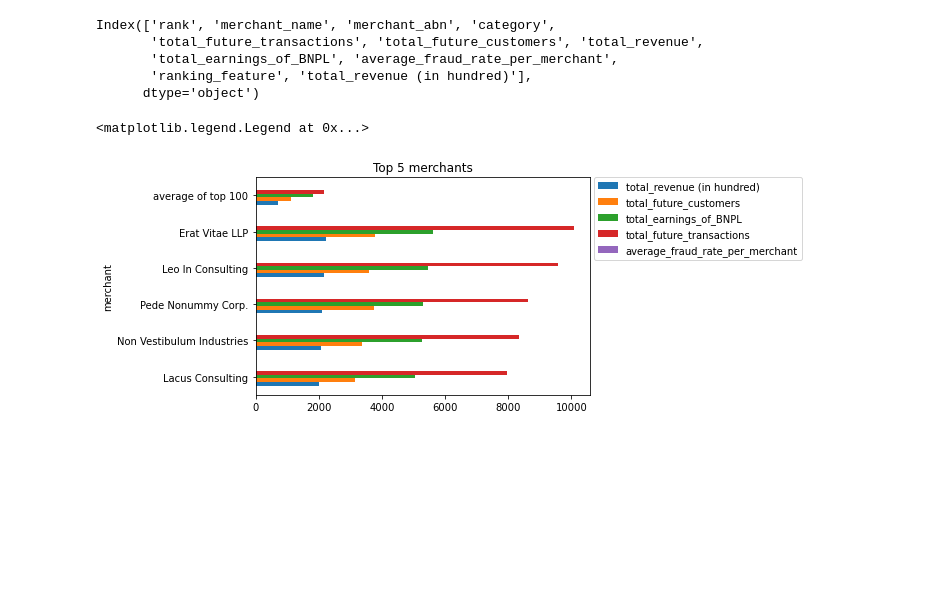
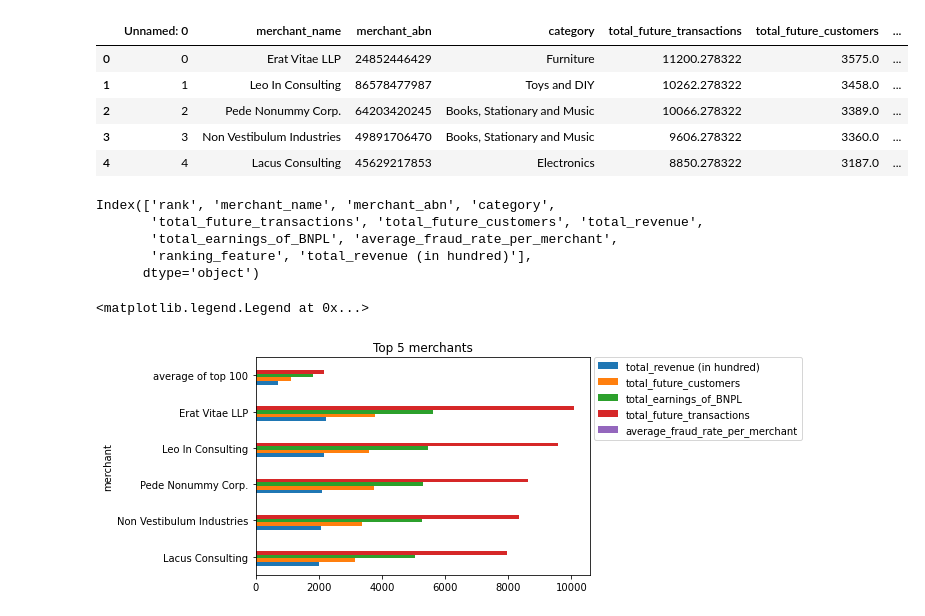
Before and after one commit to MAST30034-Applied-Data-Science/generic-buy-now-pay-later-project-group-10-bnpl, a Jupyter notebook: notebooks/rank_visualisation.ipynb, the cells around one changed output. Cells and saved outputs as stored; diff of their text form; code cells hidden in the pictures; blank space fills up the shorter version.

Commit message:
rank updates

```diff
--- a/notebooks/rank_visualisation.ipynb
+++ b/notebooks/rank_visualisation.ipynb
@@ -3,5 +3,13 @@ import pandas as pd
 # %%
 # top 100 overall
 rank = pd.read_csv("../data/curated/final_rank.csv").drop(columns="Unnamed: 0.1")
-rank.columns = rank.columns.str.replace("Unnamed: 0", "rank")
-rank["total_revenue (in hundred)"] = rank["total_revenue"] / 100
+rank['rank'] = rank.index
+# %%
+rank.head()
+# %% [output]
+|  | Unnamed: 0 | merchant_name | merchant_abn | category | total_future_transactions | total_future_customers | ... |
+| 0 | 0 | Erat Vitae LLP | 24852446429 | Furniture | 11200.278322 | 3575.0 | ... |
+| 1 | 1 | Leo In Consulting | 86578477987 | Toys and DIY | 10262.278322 | 3458.0 | ... |
+| 2 | 2 | Pede Nonummy Corp. | 64203420245 | Books, Stationary and Music | 10066.278322 | 3389.0 | ... |
+| 3 | 3 | Non Vestibulum Industries | 49891706470 | Books, Stationary and Music | 9606.278322 | 3360.0 | ... |
+| 4 | 4 | Lacus Consulting | 45629217853 | Electronics | 8850.278322 | 3187.0 | ... |
```
Also changed, not shown: parts of 1 cell of this notebook, 1 other file.
